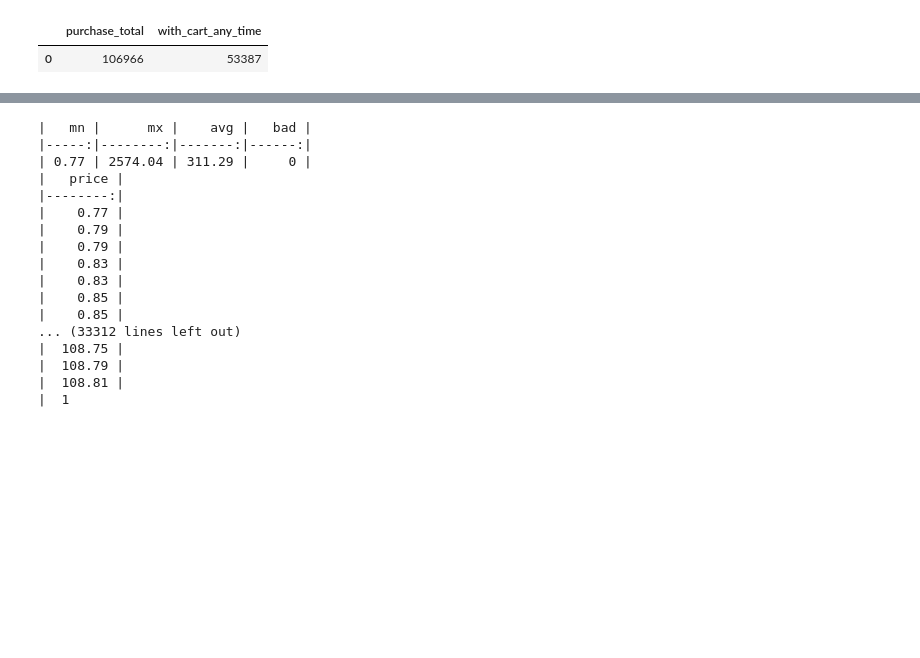
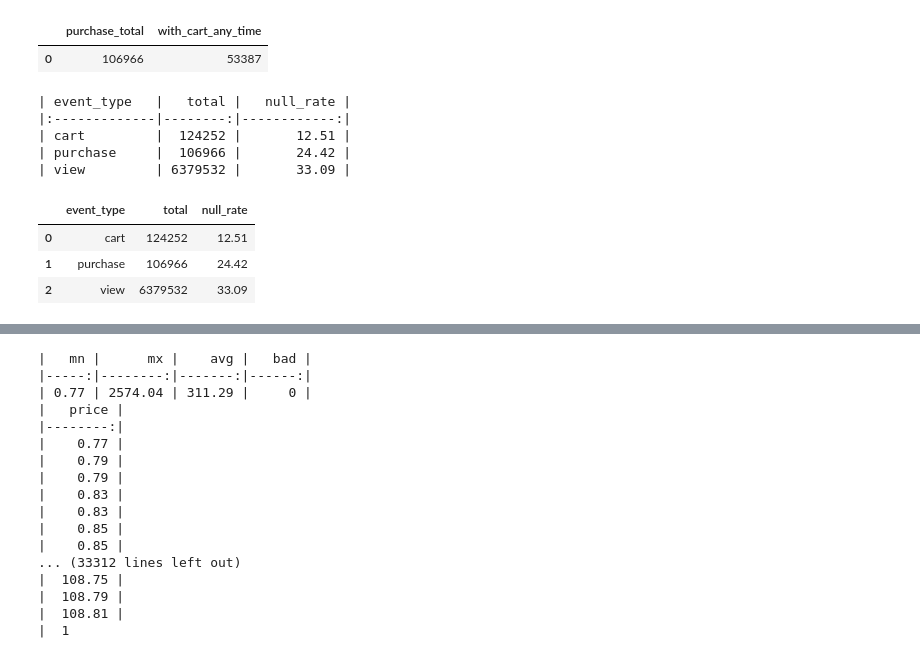
Before and after one commit to FASTriver0714/data-agent, a Jupyter notebook: notebooks/01_check_data.ipynb, the cells around one changed output, grey strips where cells are left out. Cells and saved outputs as stored; diff of their text form; code cells hidden in the pictures; blank space fills up the shorter version.

```diff
--- a/notebooks/01_check_data.ipynb
+++ b/notebooks/01_check_data.ipynb
@@ -128,3 +128,23 @@ WHERE p.event_type = 'purchase'
 |           106966 |                53387 |
 |  | purchase_total | with_cart_any_time |
 | 0 | 106966 | 53387 |
+# %%
+q("""
+  SELECT
+  event_type,
+  COUNT(*) AS total,
+  ROUND(100.0 * SUM(CASE WHEN category_code IS NULL OR category_code='' THEN 1 ELSE 0 END) / COUNT(*), 2) AS null_rate
+FROM events
+GROUP BY event_type;
+"""
+)
+# %% [output]
+| event_type   |   total |   null_rate |
+|:-------------|--------:|------------:|
+| cart         |  124252 |       12.51 |
+| purchase     |  106966 |       24.42 |
+| view         | 6379532 |       33.09 |
+|  | event_type | total | null_rate |
+| 0 | cart | 124252 | 12.51 |
+| 1 | purchase | 106966 | 24.42 |
+| 2 | view | 6379532 | 33.09 |
```
Also changed, not shown: parts of 6 cells of this notebook, 5 other files.
